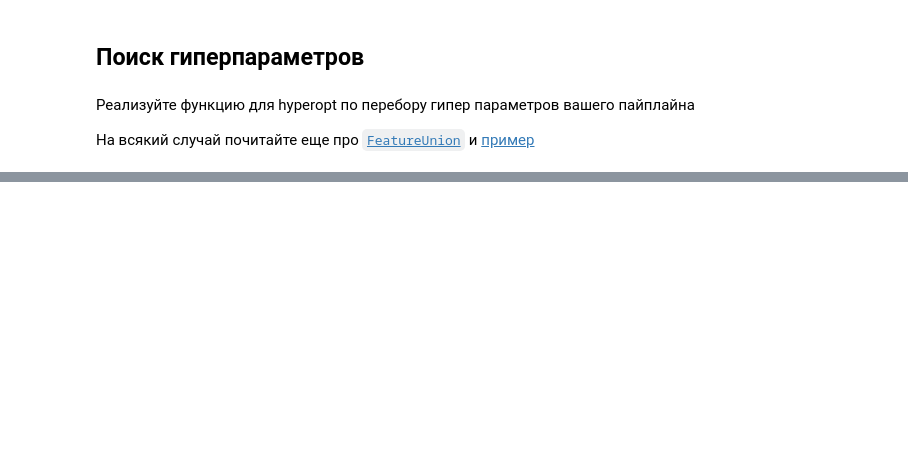
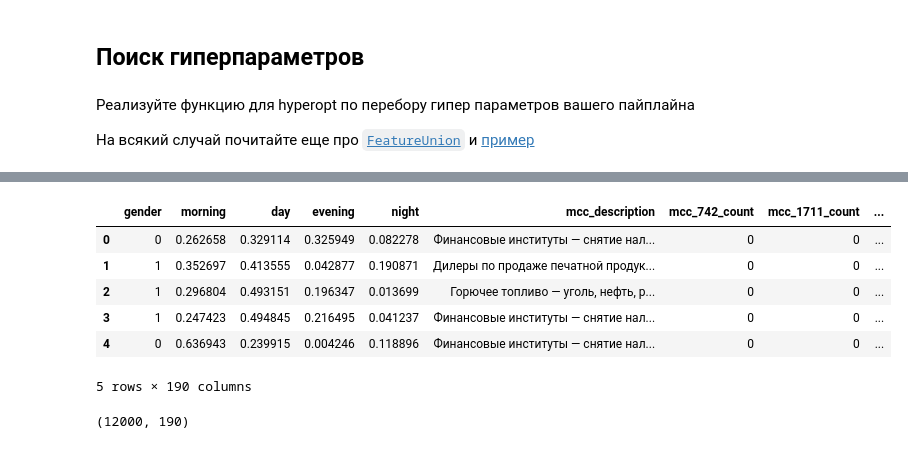
Before and after one commit to medyak/sfml, a Jupyter notebook: hw_10/hw10-pipeline-skillfactory-hw.ipynb, the cells around one changed output, grey strips where cells are left out. Saved outputs shown, nothing was run; the diff lists cells and outputs as text; code cells hidden in the pictures; blank space fills up the shorter version.

```diff
--- a/hw_10/hw10-pipeline-skillfactory-hw.ipynb
+++ b/hw_10/hw10-pipeline-skillfactory-hw.ipynb
@@ -454,0 +854,3 @@ class ColumnSelector(BaseEstimator, TransformerMixin):
+# %%
+%%time
+df_features = df_transactions.pipe(take_features_version_02, df_mcc)
@@ -454,0 +860,14 @@ class ColumnSelector(BaseEstimator, TransformerMixin):
+# %%
+df_features.head()
+# %% [output]
+|  | gender | morning | day | evening | night | mcc_description | mcc_742_count | mcc_1711_count | ... |
+| 0 | 0 | 0.262658 | 0.329114 | 0.325949 | 0.082278 | Финансовые институты — снятие нал... | 0 | 0 | ... |
+| 1 | 1 | 0.352697 | 0.413555 | 0.042877 | 0.190871 | Дилеры по продаже печатной продук... | 0 | 0 | ... |
+| 2 | 1 | 0.296804 | 0.493151 | 0.196347 | 0.013699 | Горючее топливо — уголь, нефть, р... | 0 | 0 | ... |
+| 3 | 1 | 0.247423 | 0.494845 | 0.216495 | 0.041237 | Финансовые институты — снятие нал... | 0 | 0 | ... |
+| 4 | 0 | 0.636943 | 0.239915 | 0.004246 | 0.118896 | Финансовые институты — снятие нал... | 0 | 0 | ... |
+5 rows × 190 columns
+# %%
+df_features.shape
+# %% [output]
+(12000, 190)
```
Also changed, not shown: parts of 48 cells of this notebook.
